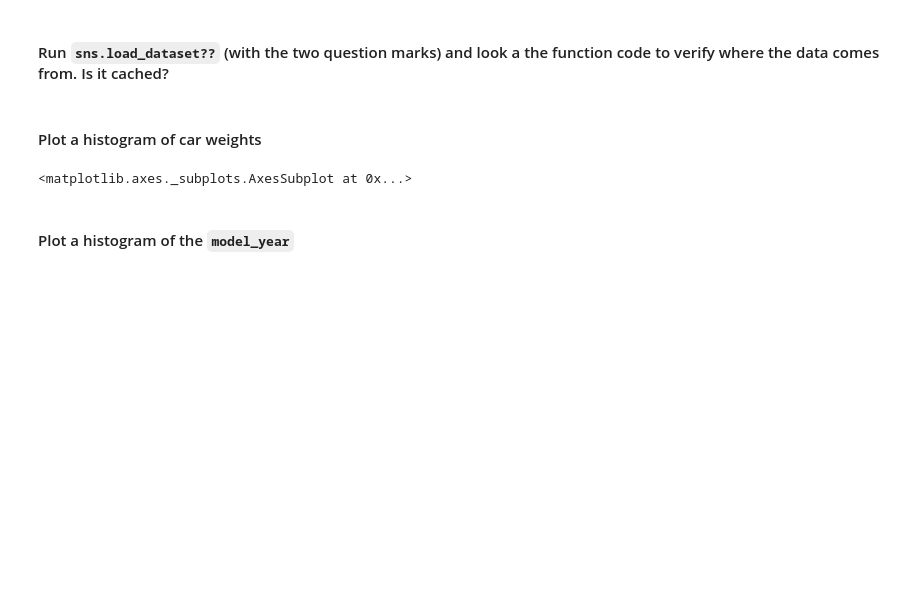
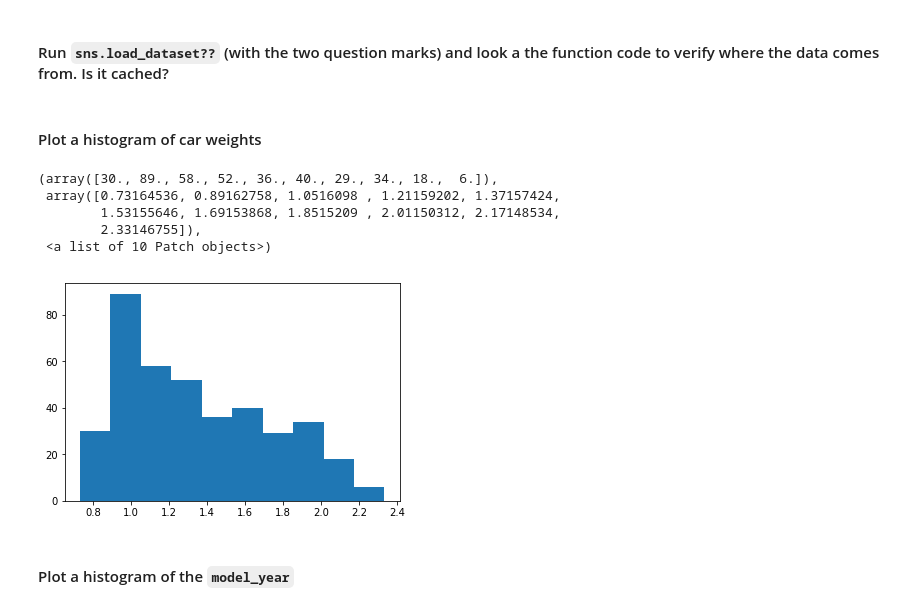
Before and after one commit to Mosuswalks/AI-with-Python, a Jupyter notebook: ML1/exercises/mpg_regression.ipynb, the cells around one changed output. Saved outputs shown, nothing was run; the diff lists cells and outputs as text; code cells hidden in the pictures; blank space fills up the shorter version.

```diff
--- a/ML1/exercises/mpg_regression.ipynb
+++ b/ML1/exercises/mpg_regression.ipynb
@@ -44,9 +44,14 @@ df.head()
 sns.load_dataset??
 # %% [markdown]
 #### Plot a histogram of car weights
-# %%
-df.plot.hist()
-# %% [output]
-<matplotlib.axes._subplots.AxesSubplot at 0x...>
+# %%
+plt.hist(df["weight"])
+# %% [output]
+(array([30., 89., 58., 52., 36., 40., 29., 34., 18.,  6.]),
+ array([0.73164536, 0.89162758, 1.0516098 , 1.21159202, 1.37157424,
+        1.53155646, 1.69153868, 1.8515209 , 2.01150312, 2.17148534,
+        2.33146755]),
+ <a list of 10 Patch objects>)
+[figure, added]
 # %% [markdown]
 #### Plot a histogram of the `model_year`
```
Also changed, not shown: parts of 11 cells of this notebook, 3 other files.
